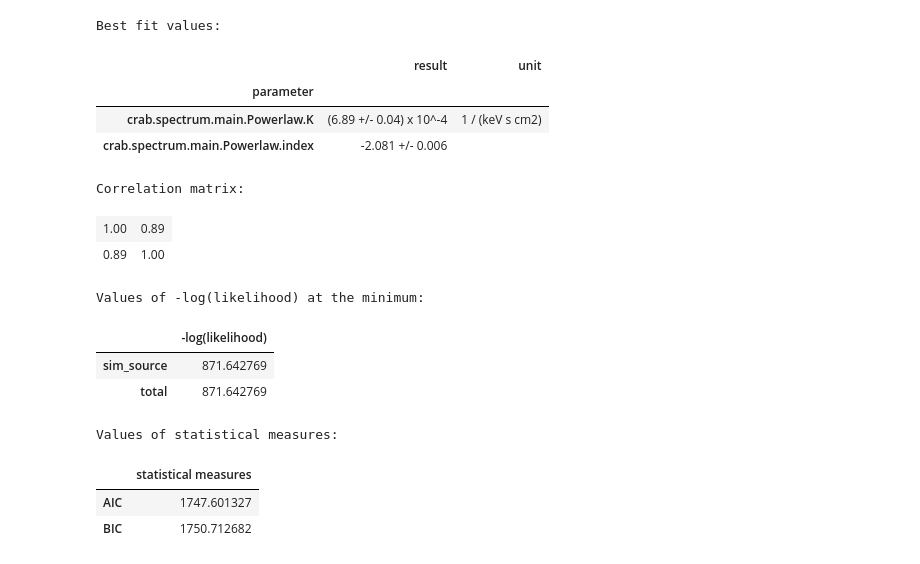
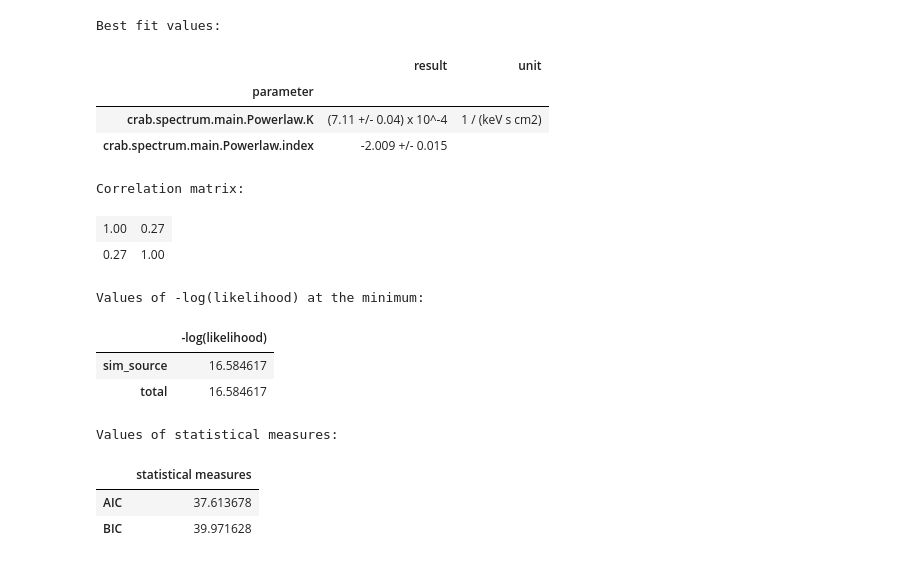
Before and after one commit to timmguthle/INTEGRAL-SPI, a Jupyter notebook: main_files/spimodfit_comparison_sim_source/spimodfit_fits/0374_real_bkg_Timm2_para2/3ml_fit_Crab_SE.ipynb, the cells around one changed output. Drawn from its saved outputs; the diff is of its cells as text; code cells hidden in the pictures.

```diff
--- a/main_files/spimodfit_comparison_sim_source/spimodfit_fits/0374_real_bkg_Timm2_para2/3ml_fit_Crab_SE.ipynb
+++ b/main_files/spimodfit_comparison_sim_source/spimodfit_fits/0374_real_bkg_Timm2_para2/3ml_fit_Crab_SE.ipynb
@@ -0,0 +1,5 @@
+# %%
+from threeML import *
+import matplotlib.pyplot as plt
+import numpy as np
+path = '/home/tguethle/cookbook/SPI_cookbook/examples/automated_Crab/fit_Crab_374_real_bkg_para2'
@@ -1,19 +57,19 @@
 # %%
-from threeML import *
-import matplotlib.pyplot as plt
+
 
 ###########
 # DATASET #
 ###########
 # folder = "0374_sim"
 s_1A = OGIPLike("sim_source",
-                observation='/home/tguethle/cookbook/SPI_cookbook/examples/automated_Crab/fit_Crab_374_real_bkg_para2/spectra_sim_sourc.fits',
-                response='/home/tguethle/cookbook/SPI_cookbook/examples/automated_Crab/fit_Crab_374_real_bkg_para2/spectral_response.rmf.fits')
+                observation=f'{path}/spectra_sim_sourc.fits',
+                response=f'{path}/spectral_response.rmf.fits')
 
 ###################
 # ACTIVE CHANNELS #
 ###################
-s_1A.set_active_measurements("20-600")
+active_channels = select_good_channels(path, max_chi2=1.2)
+s_1A.set_active_measurements(*active_channels)
 
 ##################
 # SPECTRAL MODEL #
@@ -92,6 +132,16 @@ best_fit_parameters_ps, likelihood_values_ps = ps_jl.fit()
 ####################
 ps_jl.restore_best_fit()
 
+import numpy as np
+import pickle
+
+val = np.array(best_fit_parameters_ps["value"])
+err = np.array(best_fit_parameters_ps["error"])
+cor = ps_jl.correlation_matrix
+cov = cor * err[:, np.newaxis] * err[np.newaxis, :]
+
+d_m = mahalanobis_dist(val, cov, [7e-4, -2.0])
+print(f"Mahalanobis distance: {d_m:.2f}")
 #######################
 # PLOT DATA AND MODEL #
 #######################
@@ -115,16 +165,16 @@ plt.savefig(f'sim_source.pdf')
 Best fit values:
 |  | result | unit |
 | parameter |  |  |
-| crab.spectrum.main.Powerlaw.K | (6.89 +/- 0.04) x 10^-4 | 1 / (keV s cm2) |
-| crab.spectrum.main.Powerlaw.index | -2.081 +/- 0.006 |  |
+| crab.spectrum.main.Powerlaw.K | (7.11 +/- 0.04) x 10^-4 | 1 / (keV s cm2) |
+| crab.spectrum.main.Powerlaw.index | -2.009 +/- 0.015 |  |
 Correlation matrix:
-| 1.00 | 0.89 |
-| 0.89 | 1.00 |
+| 1.00 | 0.27 |
+| 0.27 | 1.00 |
 Values of -log(likelihood) at the minimum:
 |  | -log(likelihood) |
-| sim_source | 871.642769 |
-| total | 871.642769 |
+| sim_source | 16.584617 |
+| total | 16.584617 |
 Values of statistical measures:
 |  | statistical measures |
-| AIC | 1747.601327 |
-| BIC | 1750.712682 |
+| AIC | 37.613678 |
+| BIC | 39.971628 |
```
Also changed, not shown: parts of 8 cells of this notebook, 55 other files.
